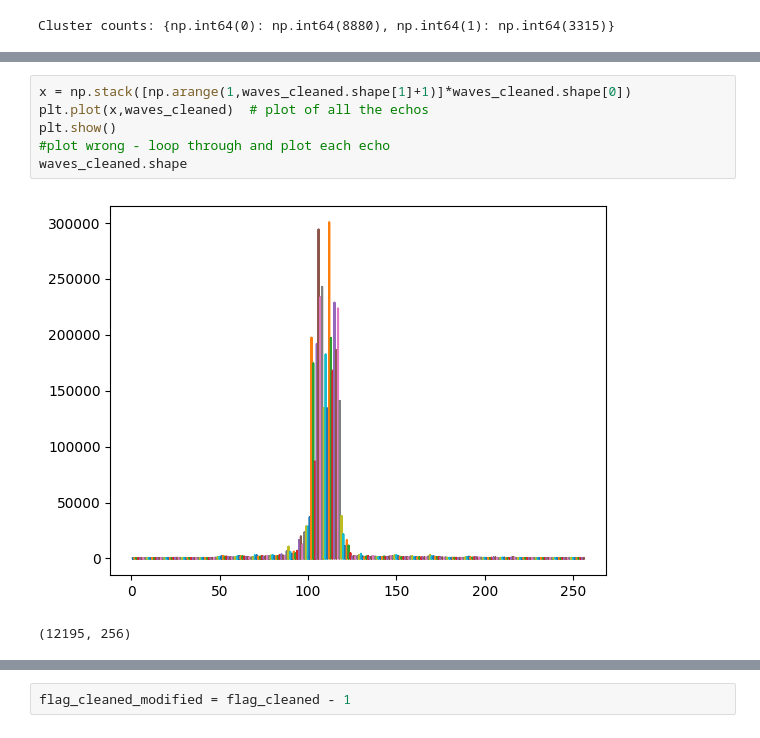
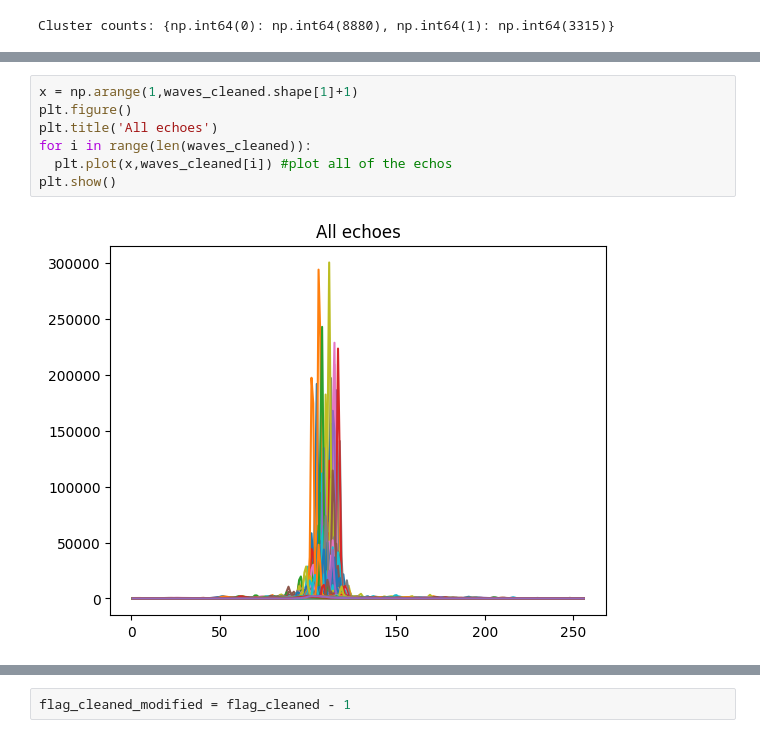
Before and after one commit to max-henderson404/geol0069_week4, a Jupyter notebook: classification.ipynb, the cells around one changed output, grey strips where cells are left out. Drawn from its saved outputs; the diff is of its cells as text.

```diff
--- a/classification.ipynb
+++ b/classification.ipynb
@@ -300,10 +360,10 @@ plt.legend()
 [figure]
 # %%
-x = np.stack([np.arange(1,waves_cleaned.shape[1]+1)]*waves_cleaned.shape[0])
-plt.plot(x,waves_cleaned)  # plot of all the echos
+x = np.arange(1,waves_cleaned.shape[1]+1)
+plt.figure()
+plt.title('All echoes')
+for i in range(len(waves_cleaned)):
+  plt.plot(x,waves_cleaned[i]) #plot all of the echos
 plt.show()
-#plot wrong - loop through and plot each echo
-waves_cleaned.shape
 # %% [output]
-[figure, old version]
+[figure, new version]
-(12195, 256)
```
Also changed, not shown: parts of 19 cells of this notebook, 1 other file.
